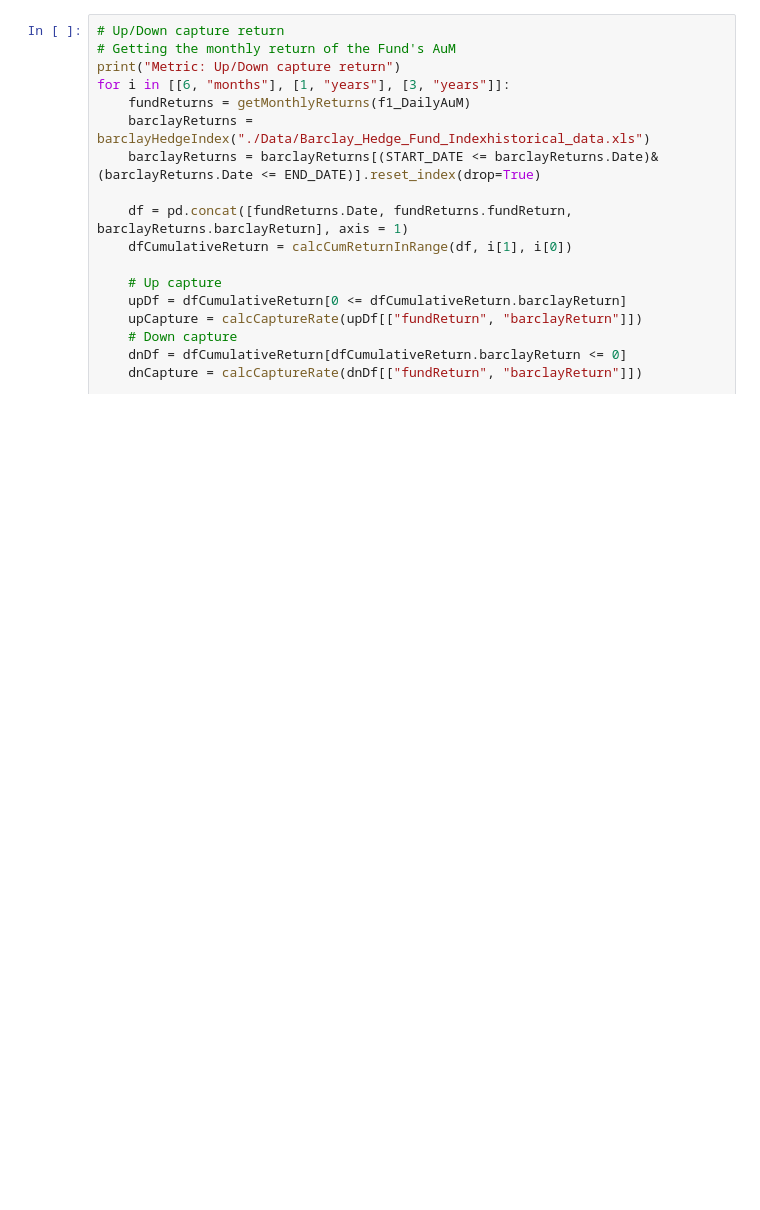
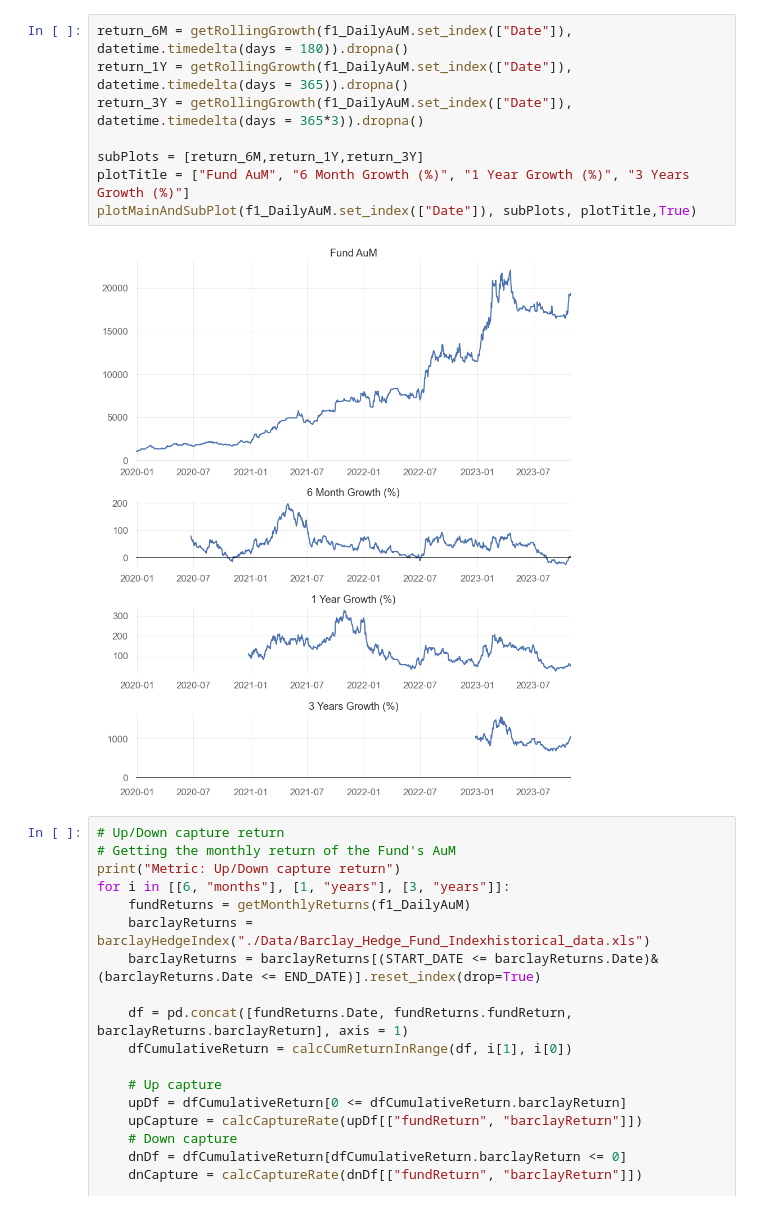
Before and after one commit to amirabbasja/Mutual-Fund-Evaluation, a Jupyter notebook: main.ipynb, the cells around one changed output. Drawn from its saved outputs; the diff is of its cells as text; blank space fills up the shorter version.

```diff
--- a/main.ipynb
+++ b/main.ipynb
@@ -58,6 +62,16 @@ Metric: Growth rate of fund net worth
 6 months growth rate (%) = 6.466098804415761 calculated from 2023-10-31 00:00:00 to 2023-05-01 00:00:00
 1 year growth rate (%) = 51.99868206878268 calculated from 2023-10-31 00:00:00 to 2022-11-01 00:00:00
 3 years growth rate (%) = 1061.9410420879992 calculated from 2023-10-31 00:00:00 to 2020-11-01 00:00:00
+# %%
+return_6M = getRollingGrowth(f1_DailyAuM.set_index(["Date"]), datetime.timedelta(days = 180)).dropna()
+return_1Y = getRollingGrowth(f1_DailyAuM.set_index(["Date"]), datetime.timedelta(days = 365)).dropna()
+return_3Y = getRollingGrowth(f1_DailyAuM.set_index(["Date"]), datetime.timedelta(days = 365*3)).dropna()
+
+subPlots = [return_6M,return_1Y,return_3Y]
+plotTitle = ["Fund AuM", "6 Month Growth (%)", "1 Year Growth (%)", "3 Years Growth (%)"]
+plotMainAndSubPlot(f1_DailyAuM.set_index(["Date"]), subPlots, plotTitle,True)
+# %% [output]
+[figure, added]
 # %%
 # Up/Down capture return
 # Getting the monthly return of the Fund's AuM
```
Also changed, not shown: parts of 7 cells of this notebook.
